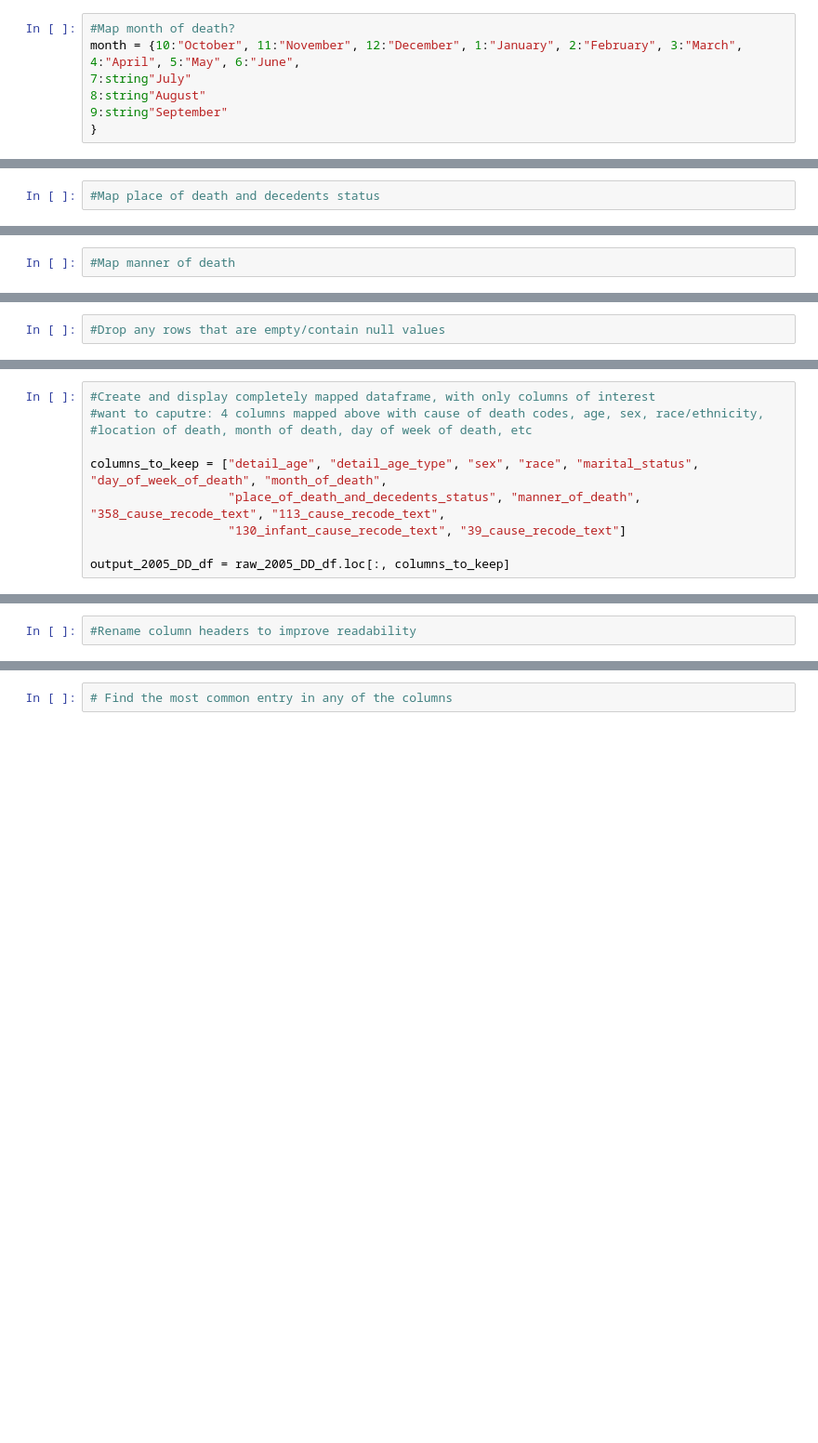
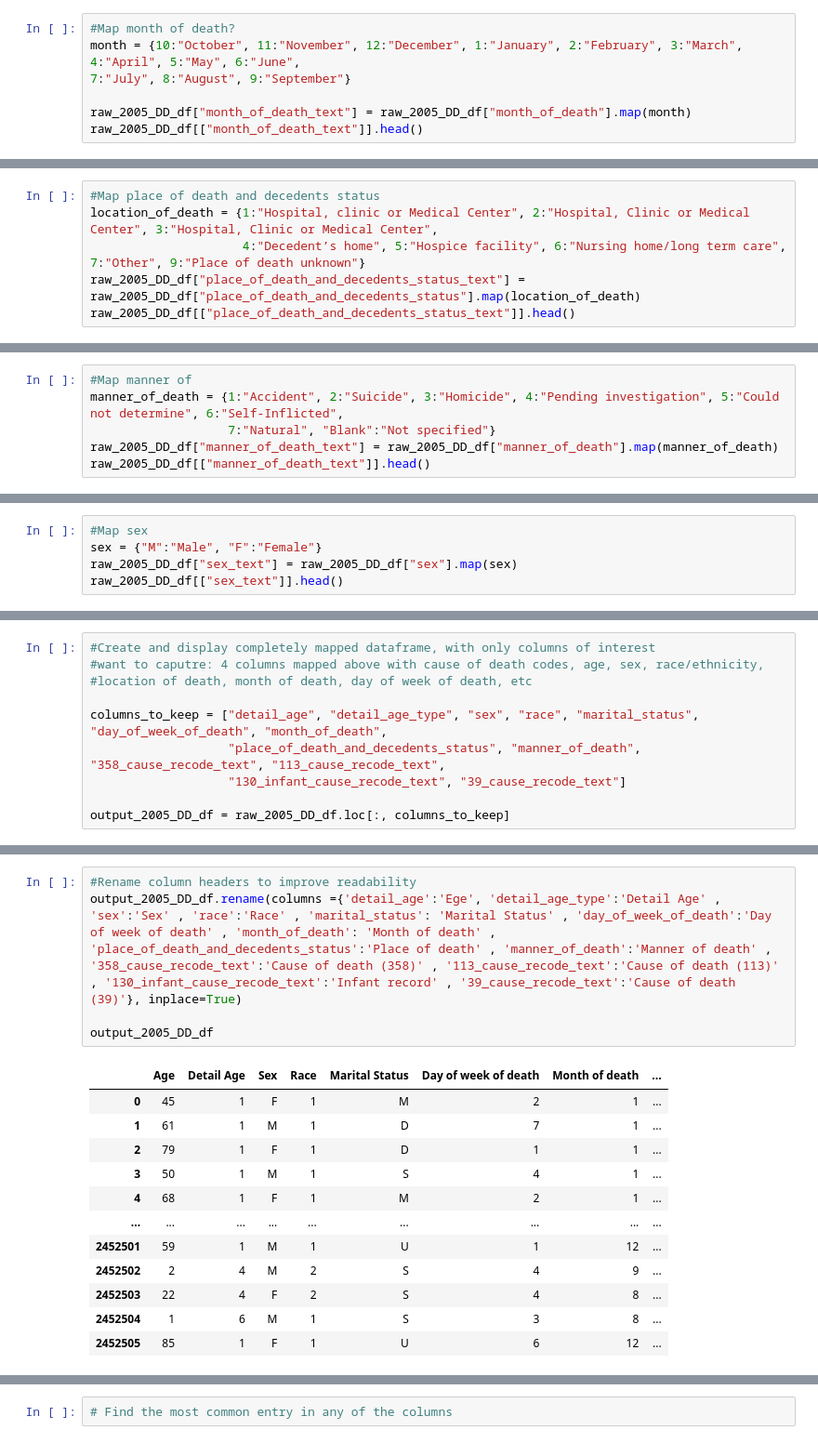
Before and after one commit to azmedtech/ASU_DA_Project1_Team2, a Jupyter notebook: jb_US_Death_Data_Project.ipynb, the cells around one changed output, grey strips where cells are left out. Shown at 93% size. Saved outputs shown, nothing was run; the diff lists cells and outputs as text; blank space fills up the shorter version.

Commit message:
rename the dataframe columns and exported

```diff
--- a/jb_US_Death_Data_Project.ipynb
+++ b/jb_US_Death_Data_Project.ipynb
@@ -171,8 +199,8 @@ raw_2005_DD_df[["day_of_week_of_death_text"]].head()
 # %%
 #Map month of death?
 month = {10:"October", 11:"November", 12:"December", 1:"January", 2:"February", 3:"March", 4:"April", 5:"May", 6:"June",
-7:string"July"
-8:string"August"
-9:string"September"
-}
+7:"July", 8:"August", 9:"September"}
+
+raw_2005_DD_df["month_of_death_text"] = raw_2005_DD_df["month_of_death"].map(month)
+raw_2005_DD_df[["month_of_death_text"]].head()
 # %% [output]
@@ -180,2 +213,6 @@ SyntaxError: invalid syntax. Perhaps you forgot a comma? (3120101309.py, line 3)
 # %%
 #Map place of death and decedents status
+location_of_death = {1:"Hospital, clinic or Medical Center", 2:"Hospital, Clinic or Medical Center", 3:"Hospital, Clinic or Medical Center",
+                     4:"Decedent’s home", 5:"Hospice facility", 6:"Nursing home/long term care", 7:"Other", 9:"Place of death unknown"}
+raw_2005_DD_df["place_of_death_and_decedents_status_text"] = raw_2005_DD_df["place_of_death_and_decedents_status"].map(location_of_death)
+raw_2005_DD_df[["place_of_death_and_decedents_status_text"]].head()
@@ -182,2 +226,6 @@ SyntaxError: invalid syntax. Perhaps you forgot a comma? (3120101309.py, line 3)
 # %%
-#Map manner of death
+#Map manner of
+manner_of_death = {1:"Accident", 2:"Suicide", 3:"Homicide", 4:"Pending investigation", 5:"Could not determine", 6:"Self-Inflicted",
+                   7:"Natural", "Blank":"Not specified"}
+raw_2005_DD_df["manner_of_death_text"] = raw_2005_DD_df["manner_of_death"].map(manner_of_death)
+raw_2005_DD_df[["manner_of_death_text"]].head()
@@ -184,2 +239,5 @@ SyntaxError: invalid syntax. Perhaps you forgot a comma? (3120101309.py, line 3)
 # %%
-#Drop any rows that are empty/contain null values
+#Map sex
+sex = {"M":"Male", "F":"Female"}
+raw_2005_DD_df["sex_text"] = raw_2005_DD_df["sex"].map(sex)
+raw_2005_DD_df[["sex_text"]].head()
@@ -200,2 +312,18 @@ age_to_keep =
 # %%
 #Rename column headers to improve readability
+output_2005_DD_df.rename(columns ={'detail_age':'Ege', 'detail_age_type':'Detail Age' , 'sex':'Sex' , 'race':'Race' , 'marital_status': 'Marital Status' , 'day_of_week_of_death':'Day of week of death' , 'month_of_death': 'Month of death' , 'place_of_death_and_decedents_status':'Place of death' , 'manner_of_death':'Manner of death' , '358_cause_recode_text':'Cause of death (358)' , '113_cause_recode_text':'Cause of death (113)' , '130_infant_cause_recode_text':'Infant record' , '39_cause_recode_text':'Cause of death (39)'}, inplace=True)
+
+output_2005_DD_df
+# %% [output]
+|  | Age | Detail Age | Sex | Race | Marital Status | Day of week of death | Month of death | ... |
+| 0 | 45 | 1 | F | 1 | M | 2 | 1 | ... |
+| 1 | 61 | 1 | M | 1 | D | 7 | 1 | ... |
+| 2 | 79 | 1 | F | 1 | D | 1 | 1 | ... |
+| 3 | 50 | 1 | M | 1 | S | 4 | 1 | ... |
+| 4 | 68 | 1 | F | 1 | M | 2 | 1 | ... |
+| ... | ... | ... | ... | ... | ... | ... | ... | ... |
+| 2452501 | 59 | 1 | M | 1 | U | 1 | 12 | ... |
+| 2452502 | 2 | 4 | M | 2 | S | 4 | 9 | ... |
+| 2452503 | 22 | 4 | F | 2 | S | 4 | 8 | ... |
+| 2452504 | 1 | 6 | M | 1 | S | 3 | 8 | ... |
+| 2452505 | 85 | 1 | F | 1 | U | 6 | 12 | ... |
```
Also changed, not shown: parts of 17 cells of this notebook.
